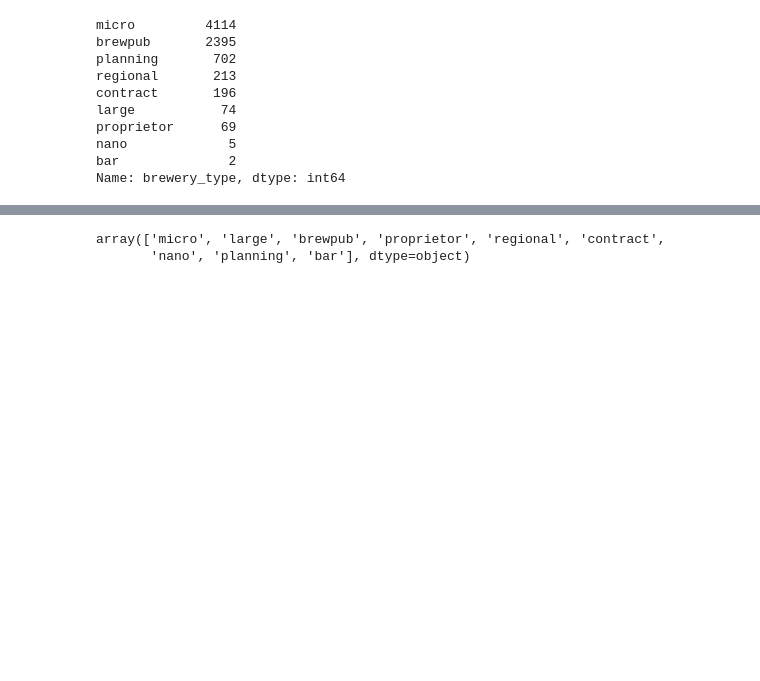
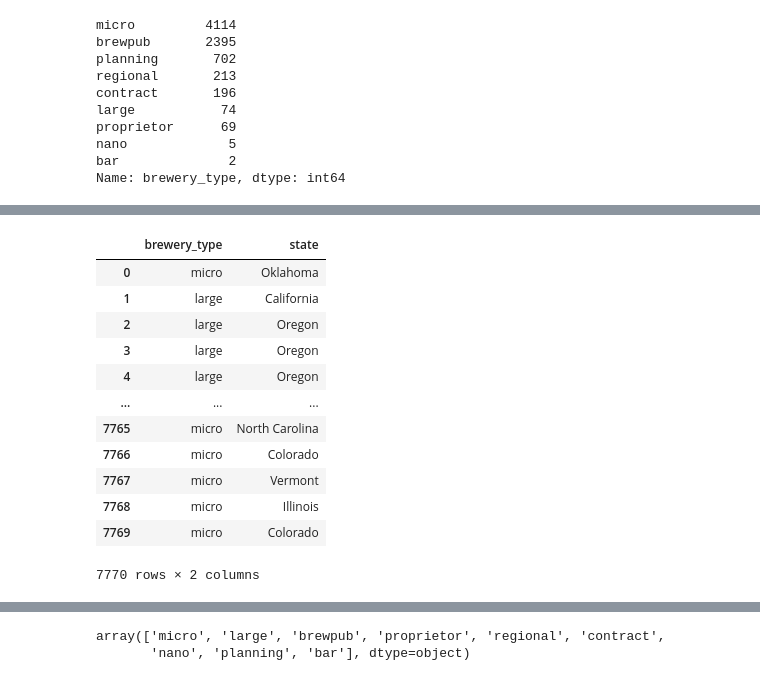
Before and after one commit to rpatel9877/project1, a Jupyter notebook: starter folders/andrew_hawthorne/brewery_charts.ipynb, the cells around one changed output, grey strips where cells are left out. Drawn from its saved outputs; the diff is of its cells as text; code cells hidden in the pictures; blank space fills up the shorter version.

```diff
--- a/starter folders/andrew_hawthorne/brewery_charts.ipynb
+++ b/starter folders/andrew_hawthorne/brewery_charts.ipynb
@@ -150,0 +171,20 @@ Number of rows: 7770
+# %%
+open_planned_df = open_planned_brew_data[open_planned_brew_data.columns[~open_planned_brew_data.columns.isin(["name", "address_1", "city", "state_province", "postal_code", "longitude", "latitude", "zip_code", "brewery_id"])]]
+
+# Output list of breweries with closed ones removed
+open_planned_df.to_csv("breweries_open_planned_by_state.csv", index=False)
+open_planned_df
+# %% [output]
+|  | brewery_type | state |
+| 0 | micro | Oklahoma |
+| 1 | large | California |
+| 2 | large | Oregon |
+| 3 | large | Oregon |
+| 4 | large | Oregon |
+| ... | ... | ... |
+| 7765 | micro | North Carolina |
+| 7766 | micro | Colorado |
+| 7767 | micro | Vermont |
+| 7768 | micro | Illinois |
+| 7769 | micro | Colorado |
+7770 rows × 2 columns
```
Also changed, not shown: parts of 17 cells of this notebook, 1 other file.
